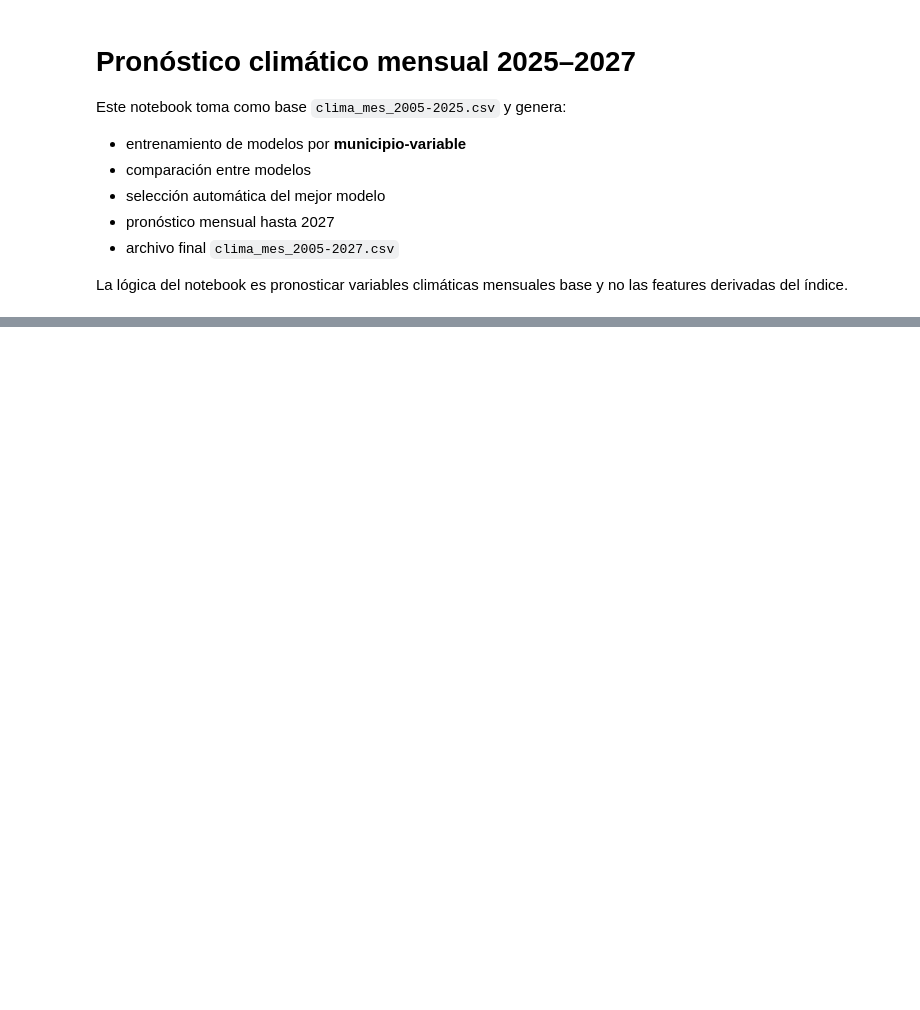
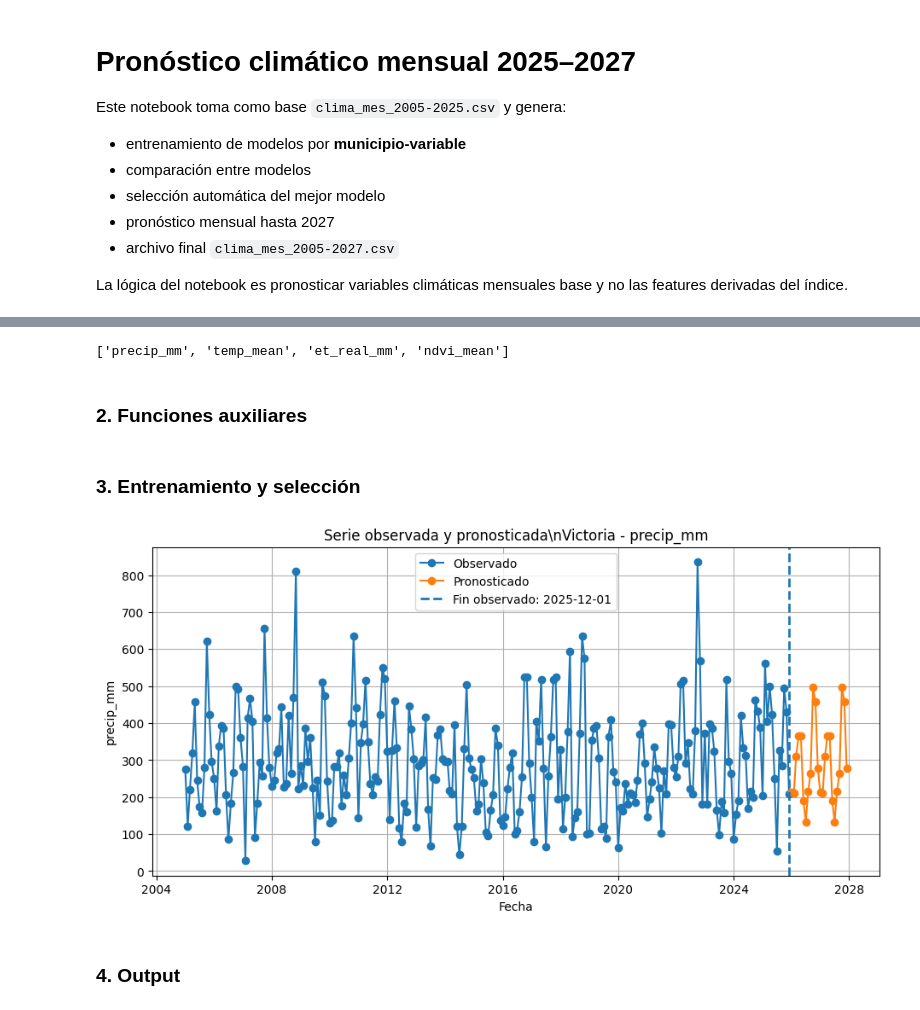
Before and after one commit to danieloliv44/proyecto_aplicado_en_analitica_de_datos, a Jupyter notebook: notebooks/modelado/01_pronostico_climatico.ipynb, the cells around one changed output, grey strips where cells are left out. Cells and saved outputs as stored; diff of their text form; code cells hidden in the pictures; blank space fills up the shorter version.

```diff
--- a/notebooks/modelado/01_pronostico_climatico.ipynb
+++ b/notebooks/modelado/01_pronostico_climatico.ipynb
@@ -124,9 +13,0 @@ Filas: 6804
-# %%
-
-# Convertir variables climáticas a numéricas
-for v in variables_clima:
-    df[v] = pd.to_numeric(df[v], errors="coerce")
-
-# Revisar faltantes
-faltantes_vars = df[variables_clima].isna().mean().sort_values(ascending=False)
-faltantes_vars
@@ -660,0 +60,15 @@ Estas features son las que alimentan el índice de riesgo y la prima.
+# %%
+# Selección de variables a pronosticar
+variables_clima = [
+    "precip_mm",
+    "temp_mean",
+    "et_real_mm",
+    "ndvi_mean"
+]
+
+variables_clima = [v for v in variables_clima if v in df.columns]
+variables_clima
+# %% [output]
+['precip_mm', 'temp_mean', 'et_real_mm', 'ndvi_mean']
+# %% [markdown]
+### 2. Funciones auxiliares
@@ -660,0 +126,2 @@ Estas features son las que alimentan el índice de riesgo y la prima.
+# %% [markdown]
+### 3. Entrenamiento y selección
@@ -660,0 +184,47 @@ Estas features son las que alimentan el índice de riesgo y la prima.
+# %%
+# Gráfica separando observado y pronosticado
+municipio_ejemplo = df_final["municipio"].dropna().sample(1, random_state=42).iloc[0]
+variable_ejemplo = variables_clima[0]
+
+df_plot = df_final[
+    df_final["municipio"] == municipio_ejemplo
+].copy()
+
+df_obs_plot = df_plot[df_plot["tipo_dato"] == "observado"]
+df_pred_plot = df_plot[df_plot["tipo_dato"] == "pronosticado"]
+
+fecha_corte = df["date"].max()
+
+plt.figure(figsize=(11, 5))
+
+plt.plot(
+    df_obs_plot["date"],
+    df_obs_plot[variable_ejemplo],
+    marker="o",
+    linewidth=1.5,
+    label="Observado"
+)
+
+plt.plot(
+    df_pred_plot["date"],
+    df_pred_plot[variable_ejemplo],
+    marker="o",
+    linewidth=1.5,
+    label="Pronosticado"
+)
+
+plt.axvline(
+    fecha_corte,
+    linestyle="--",
+    linewidth=2,
+    label=f"Fin observado: {fecha_corte.date()}"
+)
+
+plt.title(f"Serie observada y pronosticada\\n{municipio_ejemplo} - {variable_ejemplo}")
+plt.xlabel("Fecha")
+plt.ylabel(variable_ejemplo)
+plt.legend()
+plt.grid(True)
+plt.show()
+# %% [output]
+[figure, added]
@@ -660,0 +249,2 @@ Estas features son las que alimentan el índice de riesgo y la prima.
+# %% [markdown]
+### 4. Output
```
Also changed, not shown: parts of 39 cells of this notebook, 2 other files.
